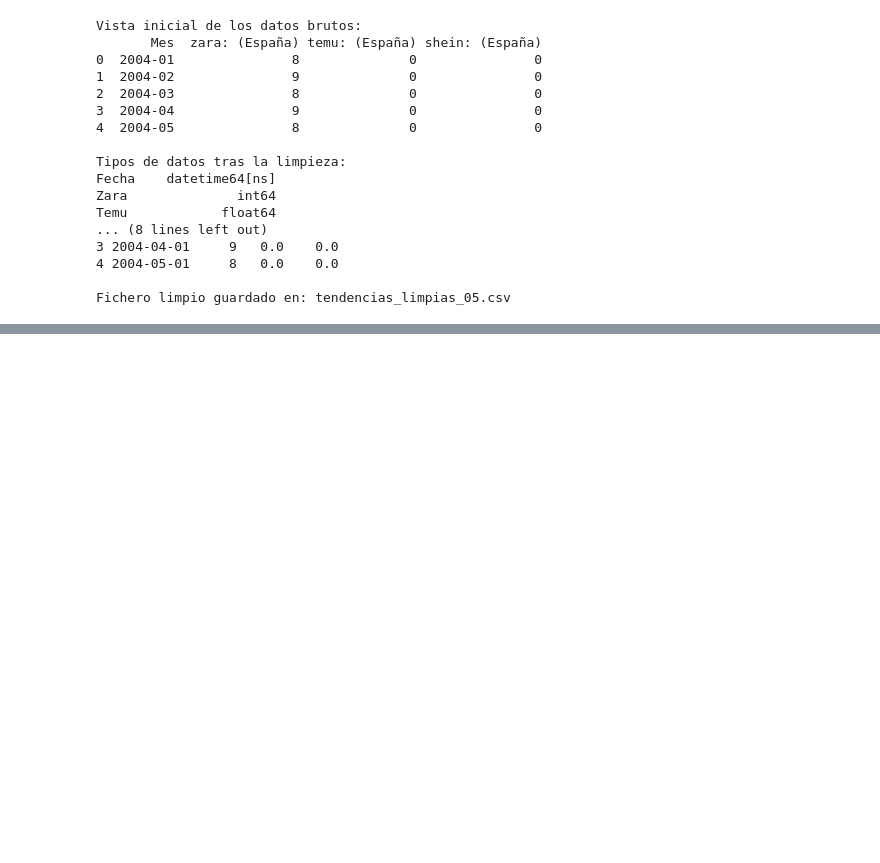
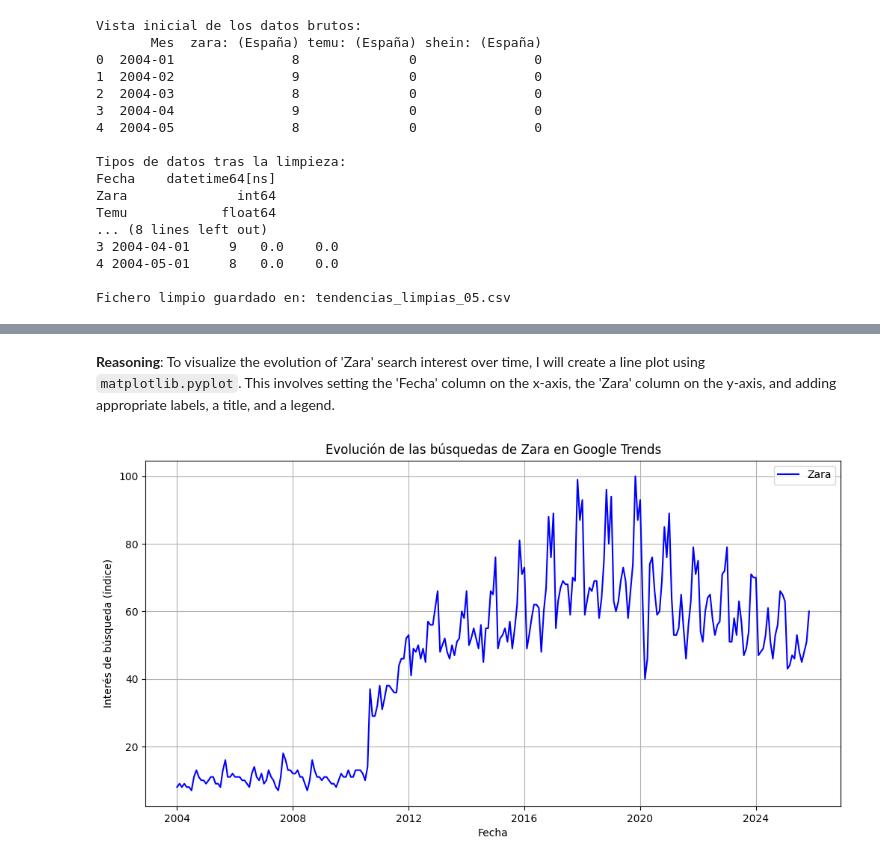
Before and after one commit to mtballestar/PythonTrainingSession, a Jupyter notebook: EjemploClase.ipynb, the cells around one changed output, grey strips where cells are left out. Cells and saved outputs as stored; diff of their text form; code cells hidden in the pictures; blank space fills up the shorter version.

```diff
--- a/EjemploClase.ipynb
+++ b/EjemploClase.ipynb
@@ -73,0 +104,17 @@ Fichero limpio guardado en: tendencias_limpias_05.csv
+# %% [markdown]
+**Reasoning**:
+To visualize the evolution of 'Zara' search interest over time, I will create a line plot using `matplotlib.pyplot`. This involves setting the 'Fecha' column on the x-axis, the 'Zara' column on the y-axis, and adding appropriate labels, a title, and a legend.
+# %%
+import matplotlib.pyplot as plt
+
+plt.figure(figsize=(12, 6))
+plt.plot(df['Fecha'], df['Zara'], label='Zara', color='blue')
+
+plt.title('Evolución de las búsquedas de Zara en Google Trends')
+plt.xlabel('Fecha')
+plt.ylabel('Interés de búsqueda (índice)')
+plt.legend()
+plt.grid(True)
+plt.show()
+# %% [output]
+[figure, added]
```
Also changed, not shown: parts of 9 cells of this notebook.
